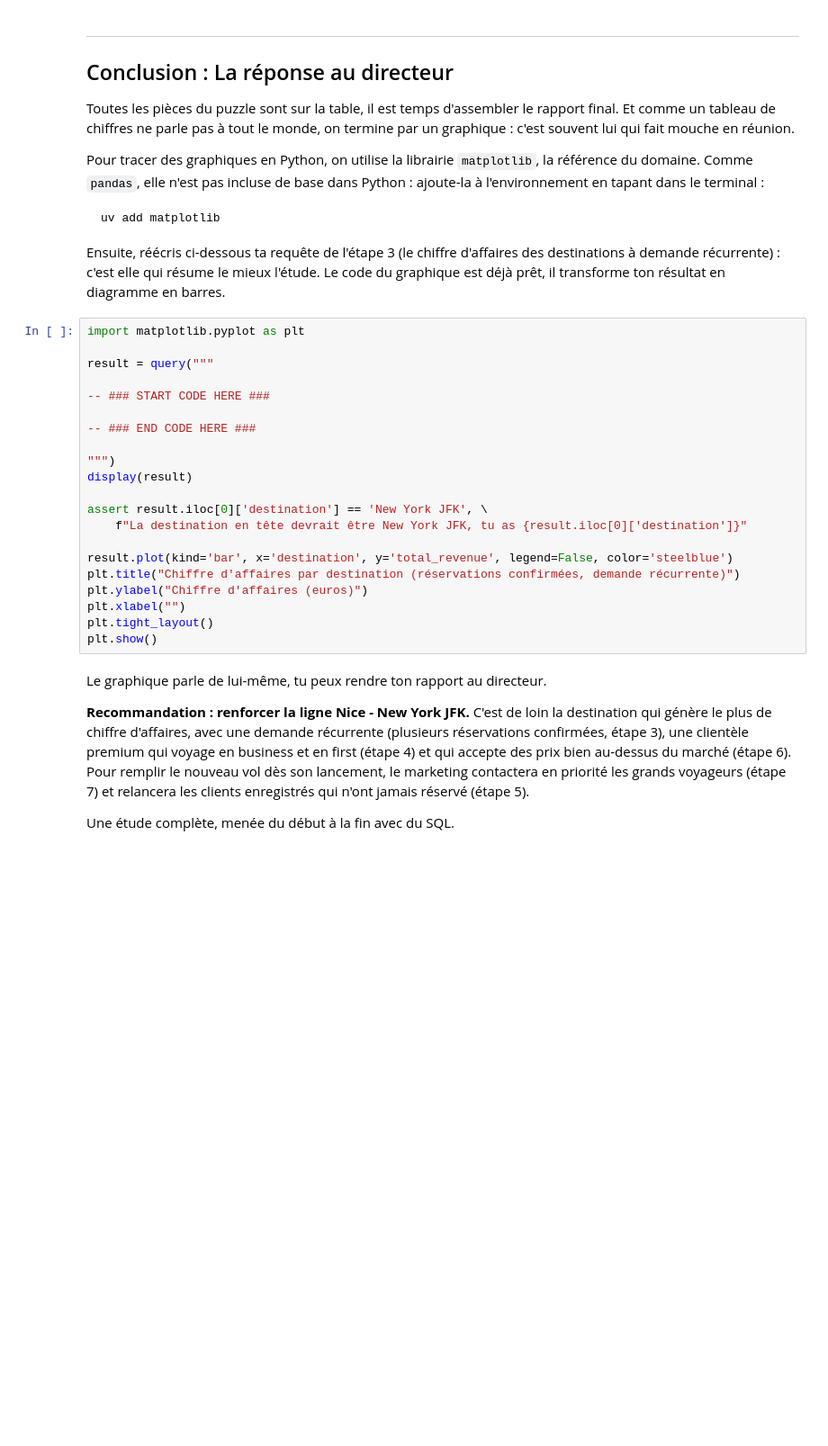
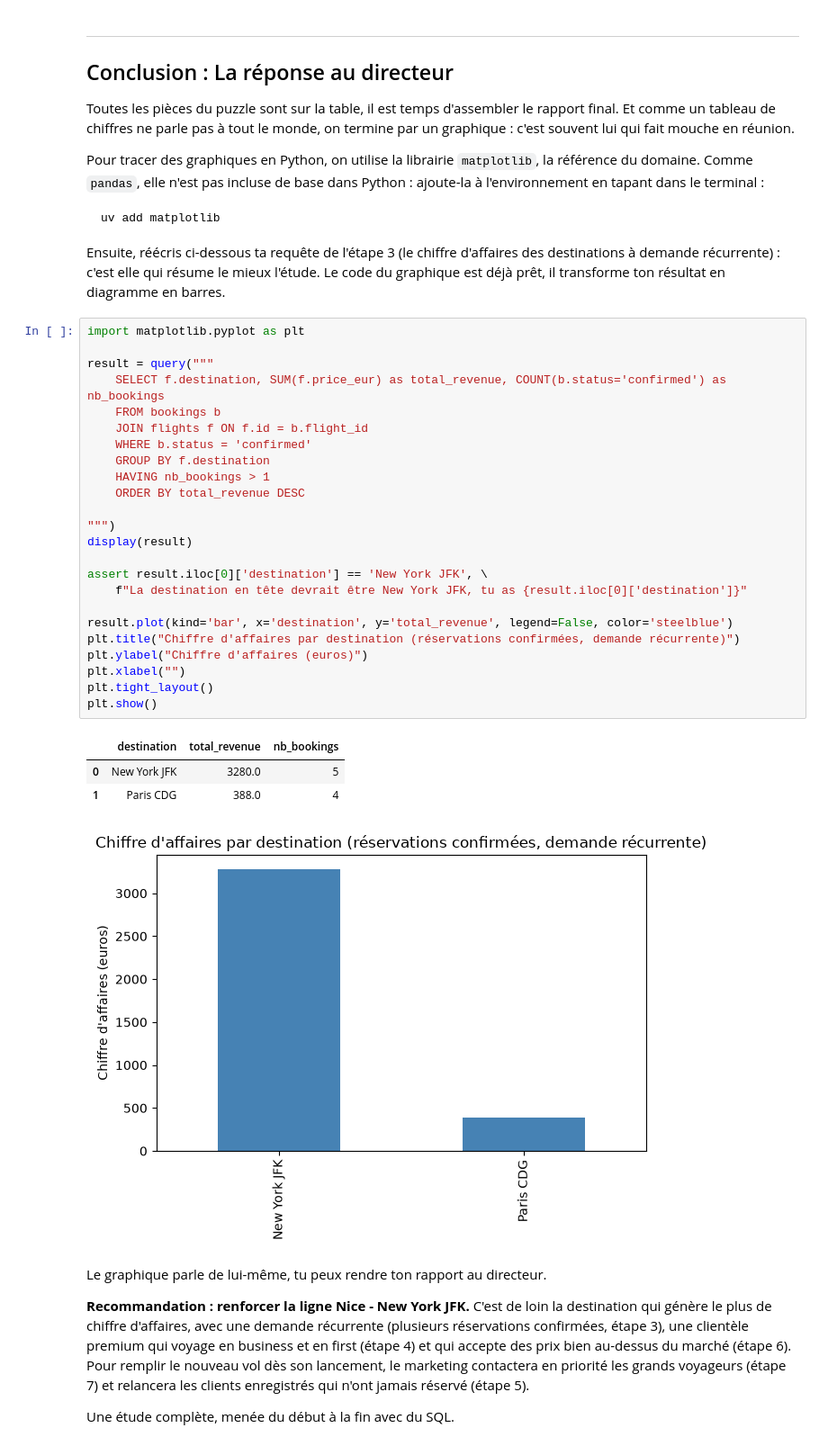
Before and after one commit to Martinien21/Cahier-Vacances-2026, a Jupyter notebook: Projet_01/projet_01.ipynb, the cells around one changed output. Shown at 90% size. Saved outputs shown, nothing was run; the diff lists cells and outputs as text; blank space fills up the shorter version.

```diff
--- a/Projet_01/projet_01.ipynb
+++ b/Projet_01/projet_01.ipynb
@@ -546,24 +691,32 @@ Ensuite, réécris ci-dessous ta requête de l'étape 3 (le chiffre d'affaires d
 # %%
 import matplotlib.pyplot as plt
 
 result = query("""
-
--- ### START CODE HERE ###
-
--- ### END CODE HERE ###
+    SELECT f.destination, SUM(f.price_eur) as total_revenue, COUNT(b.status='confirmed') as nb_bookings
+    FROM bookings b
+    JOIN flights f ON f.id = b.flight_id
+    WHERE b.status = 'confirmed'
+    GROUP BY f.destination
+    HAVING nb_bookings > 1
+    ORDER BY total_revenue DESC
 
 """)
 display(result)
 
 assert result.iloc[0]['destination'] == 'New York JFK', \
     f"La destination en tête devrait être New York JFK, tu as {result.iloc[0]['destination']}"
 
 result.plot(kind='bar', x='destination', y='total_revenue', legend=False, color='steelblue')
 plt.title("Chiffre d'affaires par destination (réservations confirmées, demande récurrente)")
 plt.ylabel("Chiffre d'affaires (euros)")
 plt.xlabel("")
 plt.tight_layout()
 plt.show()
+# %% [output]
+|  | destination | total_revenue | nb_bookings |
+| 0 | New York JFK | 3280.0 | 5 |
+| 1 | Paris CDG | 388.0 | 4 |
+[figure, added]
 # %% [markdown]
 Le graphique parle de lui-même, tu peux rendre ton rapport au directeur.
 
```
Also changed, not shown: parts of 17 cells of this notebook.
